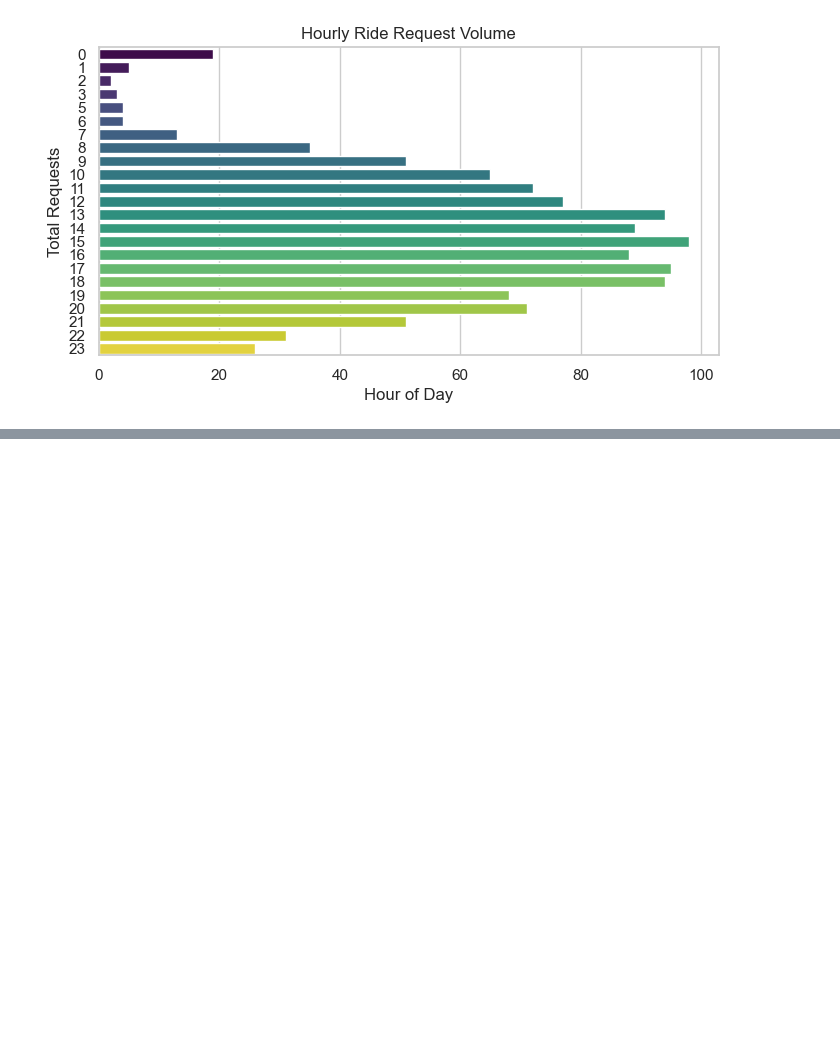
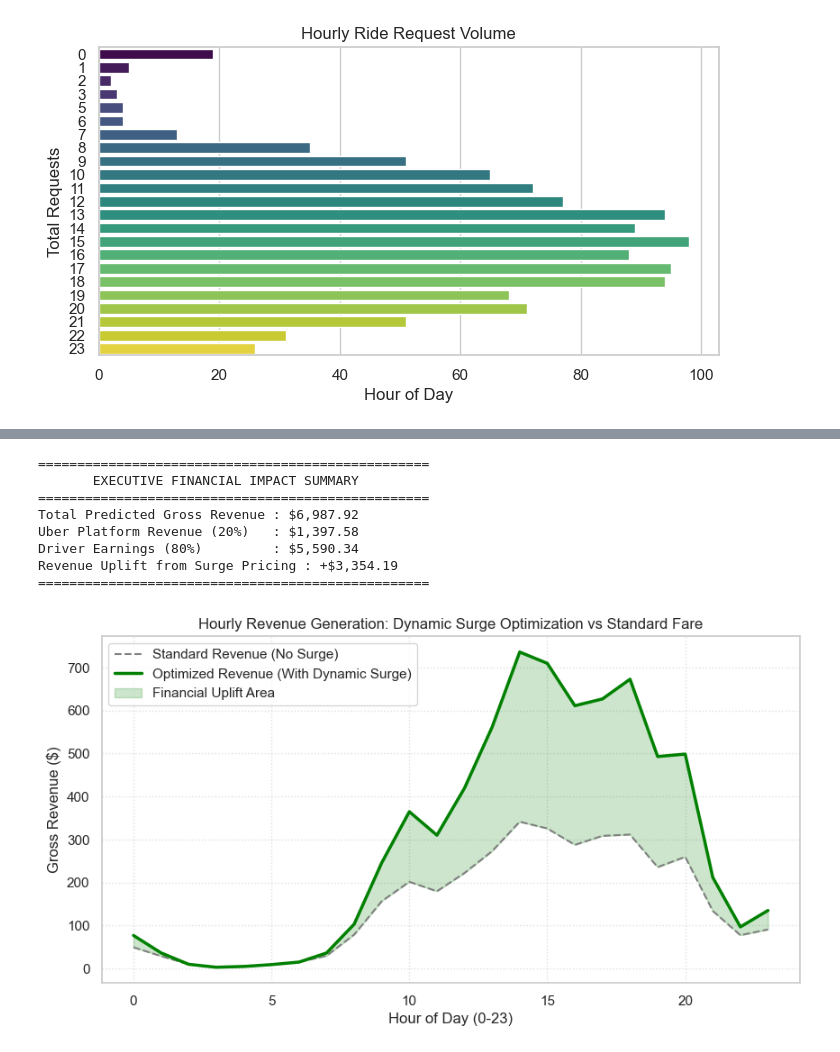
Before and after one commit to RahulThapa-DS/Uber-Ride-Demand-Trend-Analysis, a Jupyter notebook: Uber Ride Analysis -Project 2 (1).ipynb, the cells around one changed output, grey strips where cells are left out. Cells and saved outputs as stored; diff of their text form; code cells hidden in the pictures; blank space fills up the shorter version.

```diff
--- a/Uber Ride Analysis -Project 2 (1).ipynb
+++ b/Uber Ride Analysis -Project 2 (1).ipynb
@@ -220,0 +348,59 @@ Model Performance -> RMSE: 0.36 | R2 Score: -0.02
+# %%
+
+# 1. Financial Baseline Assumptions
+BASE_FARE_PER_RIDE = 15.00  # Average base fare ($) per ride
+COMMISSION_RATE = 0.20      # Uber's platform take-rate (20%)
+
+# 2. Calculate Revenue Metrics per Predicted Hour
+# Gross Fare collected per ride considering the predicted Surge Multiplier
+hourly_df_test['Gross_Fare_Per_Ride'] = BASE_FARE_PER_RIDE * hourly_df_test['Surge_Multiplier']
+
+# Total Estimated Revenue generated for the predicted hourly demand
+hourly_df_test['Total_Gross_Revenue'] = hourly_df_test['Predicted_Demand'] * hourly_df_test['Gross_Fare_Per_Ride']
+
+# Revenue split between Platform (Uber) and Driver
+hourly_df_test['Uber_Platform_Revenue'] = hourly_df_test['Total_Gross_Revenue'] * COMMISSION_RATE
+hourly_df_test['Driver_Payout'] = hourly_df_test['Total_Gross_Revenue'] * (1 - COMMISSION_RATE)
+
+# Baseline Revenue without dynamic surge pricing (Flat Base Fare)
+hourly_df_test['Baseline_Gross_Revenue'] = hourly_df_test['Predicted_Demand'] * BASE_FARE_PER_RIDE
+hourly_df_test['Surge_Revenue_Uplift'] = hourly_df_test['Total_Gross_Revenue'] - hourly_df_test['Baseline_Gross_Revenue']
+
+# 3. Print Executive Financial Summary
+total_surge_lift = hourly_df_test['Surge_Revenue_Uplift'].sum()
+total_uber_rev = hourly_df_test['Uber_Platform_Revenue'].sum()
+total_driver_payout = hourly_df_test['Driver_Payout'].sum()
+
+print("==================================================")
+print("       EXECUTIVE FINANCIAL IMPACT SUMMARY         ")
+print("==================================================")
+print(f"Total Predicted Gross Revenue : ${hourly_df_test['Total_Gross_Revenue'].sum():,.2f}")
+print(f"Uber Platform Revenue (20%)   : ${total_uber_rev:,.2f}")
+print(f"Driver Earnings (80%)         : ${total_driver_payout:,.2f}")
+print(f"Revenue Uplift from Surge Pricing : +${total_surge_lift:,.2f}")
+print("==================================================\n")
+
+# 4. Visualizing Financial Impact across Hours of Day
+financial_hourly = hourly_df_test.groupby('Request Hour')[['Baseline_Gross_Revenue', 'Total_Gross_Revenue']].sum().reset_index()
+
+plt.figure(figsize=(10, 5))
+plt.plot(financial_hourly['Request Hour'], financial_hourly['Baseline_Gross_Revenue'], label='Standard Revenue (No Surge)', color='grey', linestyle='--')
+plt.plot(financial_hourly['Request Hour'], financial_hourly['Total_Gross_Revenue'], label='Optimized Revenue (With Dynamic Surge)', color='green', linewidth=2.5)
+plt.fill_between(financial_hourly['Request Hour'], financial_hourly['Baseline_Gross_Revenue'], financial_hourly['Total_Gross_Revenue'], color='green', alpha=0.2, label='Financial Uplift Area')
+
+plt.title('Hourly Revenue Generation: Dynamic Surge Optimization vs Standard Fare', fontsize=12)
+plt.xlabel('Hour of Day (0-23)')
+plt.ylabel('Gross Revenue ($)')
+plt.legend()
+plt.grid(True, linestyle=':', alpha=0.6)
+plt.show()
+# %% [output]
+==================================================
+       EXECUTIVE FINANCIAL IMPACT SUMMARY
+==================================================
+Total Predicted Gross Revenue : $6,987.92
+Uber Platform Revenue (20%)   : $1,397.58
+Driver Earnings (80%)         : $5,590.34
+Revenue Uplift from Surge Pricing : +$3,354.19
+==================================================
+[figure, added]
```
Also changed, not shown: parts of 11 cells of this notebook.
